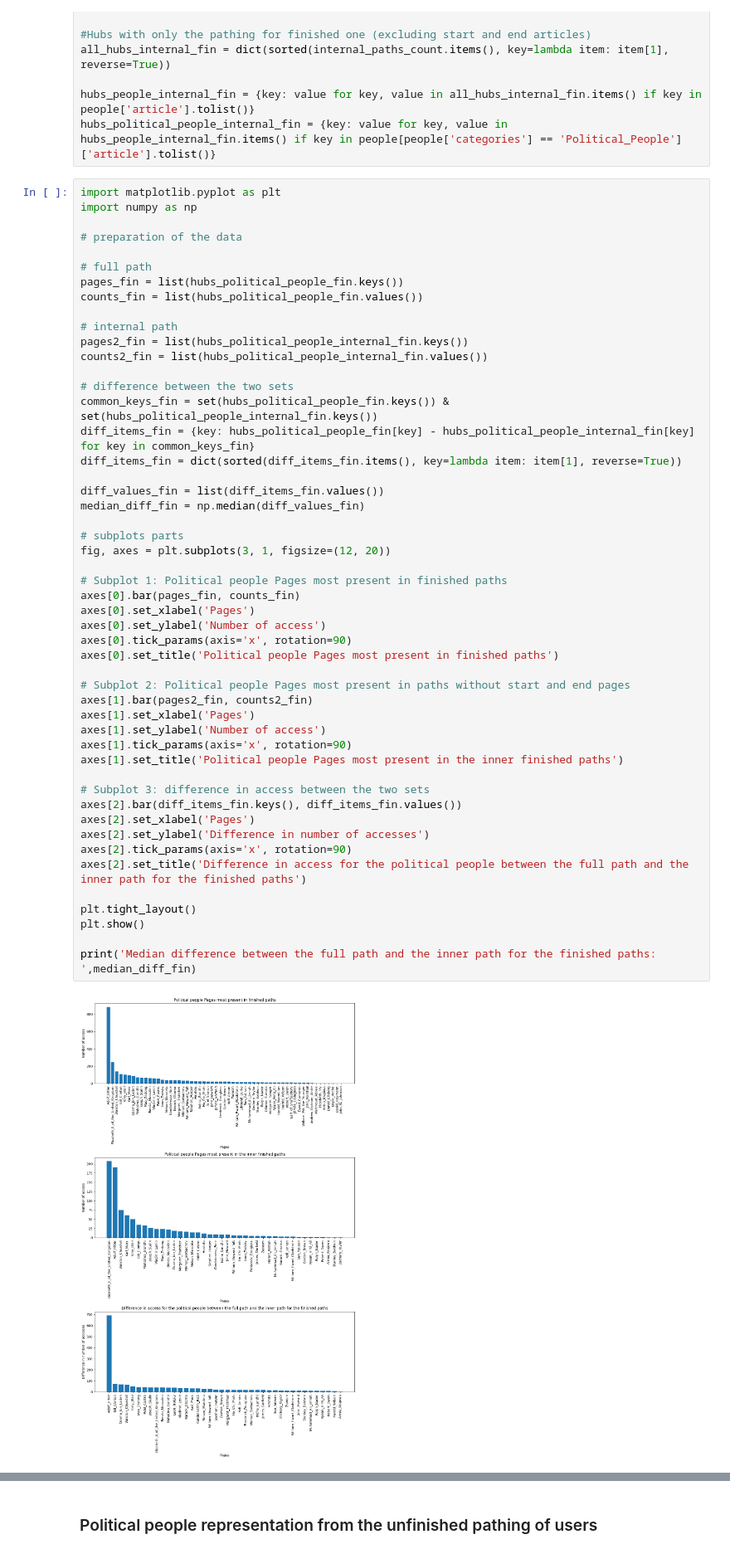
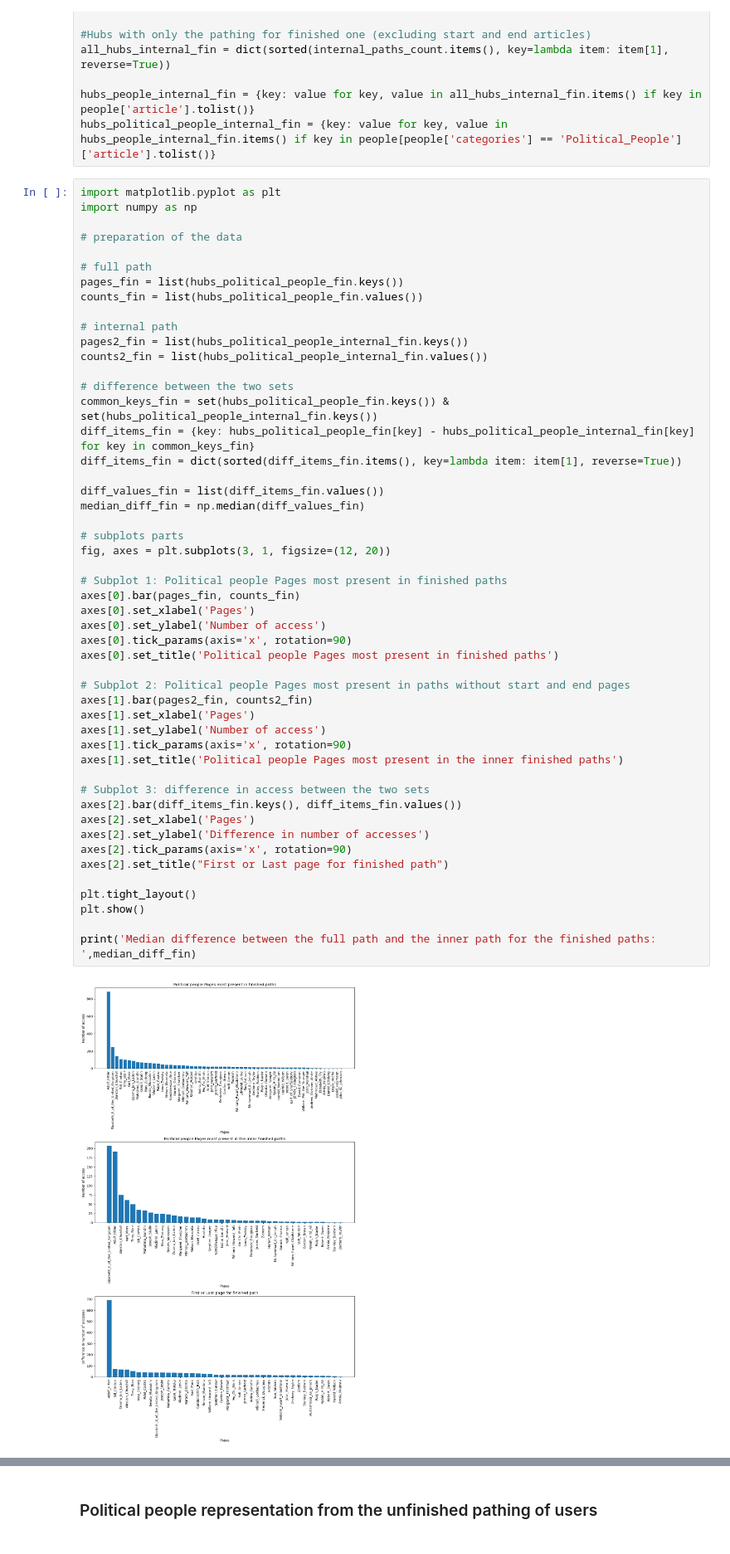
Before and after one commit to epfl-ada/ada-2023-project-miaoumiaou, a Jupyter notebook: Visualisation_wiki.ipynb, the cells around one changed output, grey strips where cells are left out. Shown at 83% size. Saved outputs shown, nothing was run; the diff lists cells and outputs as text.

```diff
--- a/Visualisation_wiki.ipynb
+++ b/Visualisation_wiki.ipynb
@@ -260,33 +266,33 @@ diff_values_fin = list(diff_items_fin.values())
 median_diff_fin = np.median(diff_values_fin)
 
 # subplots parts
 fig, axes = plt.subplots(3, 1, figsize=(12, 20))
 
 # Subplot 1: Political people Pages most present in finished paths
 axes[0].bar(pages_fin, counts_fin)
 axes[0].set_xlabel('Pages')
 axes[0].set_ylabel('Number of access')
 axes[0].tick_params(axis='x', rotation=90)
 axes[0].set_title('Political people Pages most present in finished paths')
 
 # Subplot 2: Political people Pages most present in paths without start and end pages
 axes[1].bar(pages2_fin, counts2_fin)
 axes[1].set_xlabel('Pages')
 axes[1].set_ylabel('Number of access')
 axes[1].tick_params(axis='x', rotation=90)
 axes[1].set_title('Political people Pages most present in the inner finished paths')
 
 # Subplot 3: difference in access between the two sets
 axes[2].bar(diff_items_fin.keys(), diff_items_fin.values())
 axes[2].set_xlabel('Pages')
 axes[2].set_ylabel('Difference in number of accesses')
 axes[2].tick_params(axis='x', rotation=90)
-axes[2].set_title('Difference in access for the political people between the full path and the inner path for the finished paths')
+axes[2].set_title("First or Last page for finished path")
 
 plt.tight_layout()
 plt.show()
 
 print('Median difference between the full path and the inner path for the finished paths: ',median_diff_fin)
 # %% [output]
-[figure, old version]
+[figure, new version]
 Median difference between the full path and the inner path for the finished paths:  20.0
```
Also changed, not shown: parts of 10 cells of this notebook, 2 other files.
